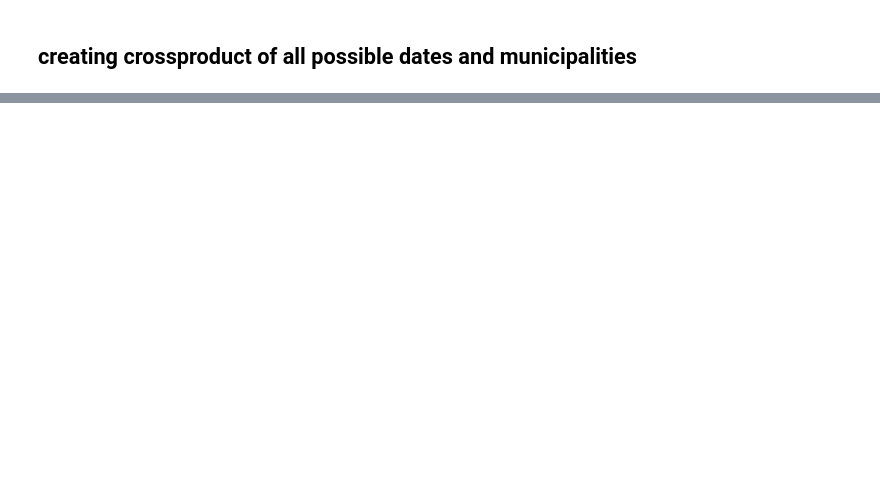
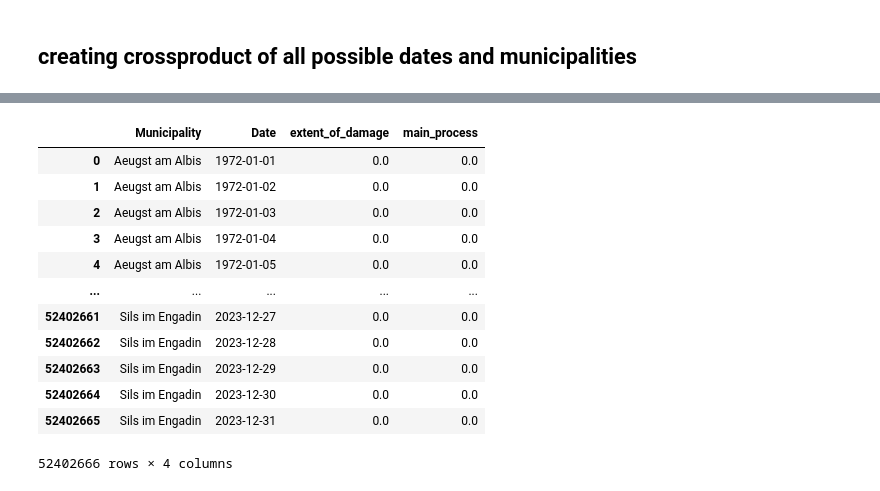
Before and after one commit to stormmind-ch/ai, a Jupyter notebook: data_engineering/jupyter_notebooks/adding_no_damage_data.ipynb, the cells around one changed output, grey strips where cells are left out. Drawn from its saved outputs; the diff is of its cells as text; code cells hidden in the pictures; blank space fills up the shorter version.

```diff
--- a/data_engineering/jupyter_notebooks/adding_no_damage_data.ipynb
+++ b/data_engineering/jupyter_notebooks/adding_no_damage_data.ipynb
@@ -6,6 +7,6 @@ import itertools
 # %%
-df_damages = pd.read_excel('../Data/USDB_1972_2023_ohneSchadenszahlen_ohneBeschriebe.xlsx')
+df_damages = pd.read_excel('/Users/nilsgamperli/Documents/StormMindData/inital_dataset/USDB_1972_2023_ohneSchadenszahlen_ohneBeschriebe.xlsx')
 df_damages.sort_values(by='Datum', inplace=True)
-oldest_date = df_damages['Datum'].min()
-newest_date = df_damages['Datum'].max()
+oldest_date = datetime.date(1972, 1, 1)
+newest_date = datetime.date(2023, 12,31)
 oldest_date, newest_date
@@ -24,5 +78,5 @@ df_dates
 # %%
-df_munuicipalities = pd.read_csv('../Data/municipalities/municipality_coordinates.csv')
+df_munuicipalities = pd.read_csv('../../Ressources/municipalities_coordinates_newest.csv')
 # %%
 all_combinations = df_munuicipalities.merge(df_dates, how='cross')
 # %%
@@ -74 +236,19 @@ df_damages_with_municipality_date_comb
+# %%
+df_damages_with_municipality_date_comb = df_damages_with_municipality_date_comb.drop(['Latitude', 'Longitude', 'damage' ],axis=1)
+# %%
+df_damages_with_municipality_date_comb
+# %% [output]
+|  | Municipality | Date | extent_of_damage | main_process |
+| 0 | Aeugst am Albis | 1972-01-01 | 0.0 | 0.0 |
+| 1 | Aeugst am Albis | 1972-01-02 | 0.0 | 0.0 |
+| 2 | Aeugst am Albis | 1972-01-03 | 0.0 | 0.0 |
+| 3 | Aeugst am Albis | 1972-01-04 | 0.0 | 0.0 |
+| 4 | Aeugst am Albis | 1972-01-05 | 0.0 | 0.0 |
+| ... | ... | ... | ... | ... |
+| 52402661 | Sils im Engadin | 2023-12-27 | 0.0 | 0.0 |
+| 52402662 | Sils im Engadin | 2023-12-28 | 0.0 | 0.0 |
+| 52402663 | Sils im Engadin | 2023-12-29 | 0.0 | 0.0 |
+| 52402664 | Sils im Engadin | 2023-12-30 | 0.0 | 0.0 |
+| 52402665 | Sils im Engadin | 2023-12-31 | 0.0 | 0.0 |
+52402666 rows × 4 columns
 # %%
```
Also changed, not shown: parts of 16 cells of this notebook, 20 other files.
